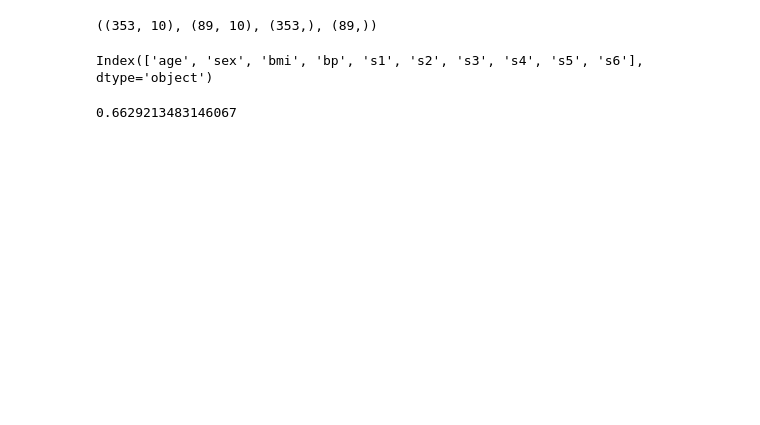
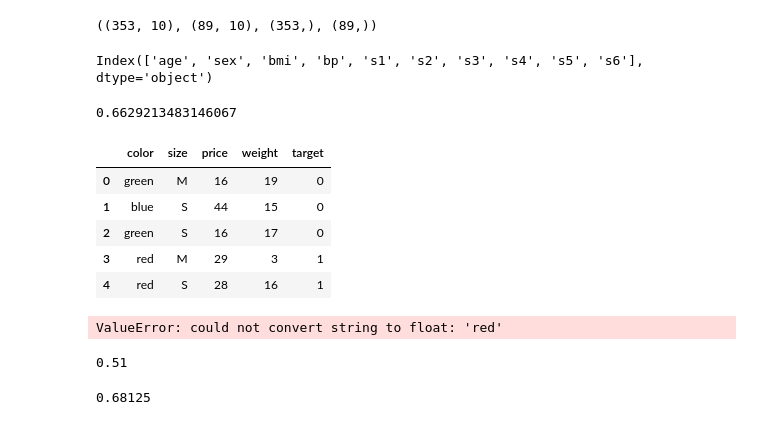
Before and after one commit to rahul8879/as_ds_course, a Jupyter notebook: Machine_learning/02_classification_algo_in_diff_cases.ipynb, the cells around one changed output. Drawn from its saved outputs; the diff is of its cells as text; code cells hidden in the pictures; blank space fills up the shorter version.

```diff
--- a/Machine_learning/02_classification_algo_in_diff_cases.ipynb
+++ b/Machine_learning/02_classification_algo_in_diff_cases.ipynb
@@ -140,3 +140,71 @@ from sklearn.metrics import accuracy_score
 accuracy_score(y_test, y_pred)
 # %% [output]
 0.6629213483146067
+# %%
+# categorical features
+import pandas as pd
+import numpy as np
+# lets create atleast 5000 rows of data
+df = pd.DataFrame({
+    'color': np.random.choice(['red', 'blue', 'green'], size=5000),
+    'size': np.random.choice(['S', 'M', 'L'], size=5000),
+    'price': np.random.randint(10, 100, size=5000),
+    'weight': np.random.randint(1, 20, size=5000),
+    'target': np.random.choice([0, 1], size=5000)
+})
+
+df.head()
+# %% [output]
+|  | color | size | price | weight | target |
+| 0 | green | M | 16 | 19 | 0 |
+| 1 | blue | S | 44 | 15 | 0 |
+| 2 | green | S | 16 | 17 | 0 |
+| 3 | red | M | 29 | 3 | 1 |
+| 4 | red | S | 28 | 16 | 1 |
+# %%
+# lets split the data
+from sklearn.model_selection import train_test_split
+X = df.drop('target', axis=1)
+y = df['target']
+X_train, X_test, y_train, y_test = train_test_split(X, y, test_size=0.2, random_state=42, stratify=y)
+X_train.shape, X_test.shape, y_train.shape, y_test.shape
+
+# lets train the model without encoding
+from sklearn.neighbors import KNeighborsClassifier
+knn = KNeighborsClassifier(n_neighbors=5)
+knn.fit(X_train, y_train)
+y_pred = knn.predict(X_test)
+from sklearn.metrics import accuracy_score
+accuracy_score(y_test, y_pred)
+# %% [output]
+ValueError: could not convert string to float: 'red'
+# %%
+# One-Hot Encoding
+from sklearn.preprocessing import OneHotEncoder
+ohe = OneHotEncoder(drop='first', sparse_output=False)
+ohe.fit(df[['color', 'size']])
+encoded_features = ohe.transform(df[['color', 'size']])
+encoded_df = pd.DataFrame(encoded_features, columns=ohe.get_feature_names_out(['color', 'size']))
+encoded_df.head()
+
+# split the data again
+X = pd.concat([encoded_df, df[['price', 'weight']]], axis=1)
+y = df['target']
+X_train, X_test, y_train, y_test = train_test_split(X, y, test_size=0.2, random_state=42, stratify=y)
+X_train.shape, X_test.shape, y_train.shape, y_test.shape
+
+# train the model again
+from sklearn.neighbors import KNeighborsClassifier
+knn = KNeighborsClassifier(n_neighbors=5)
+knn.fit(X_train, y_train)
+y_pred = knn.predict(X_test)
+from sklearn.metrics import accuracy_score
+accuracy_score(y_test, y_pred)
+# %% [output]
+0.51
+# %%
+y_pred = knn.predict(X_train)
+from sklearn.metrics import accuracy_score
+accuracy_score(y_train, y_pred)
+# %% [output]
+0.68125
```
Also changed, not shown: parts of 6 cells of this notebook.
